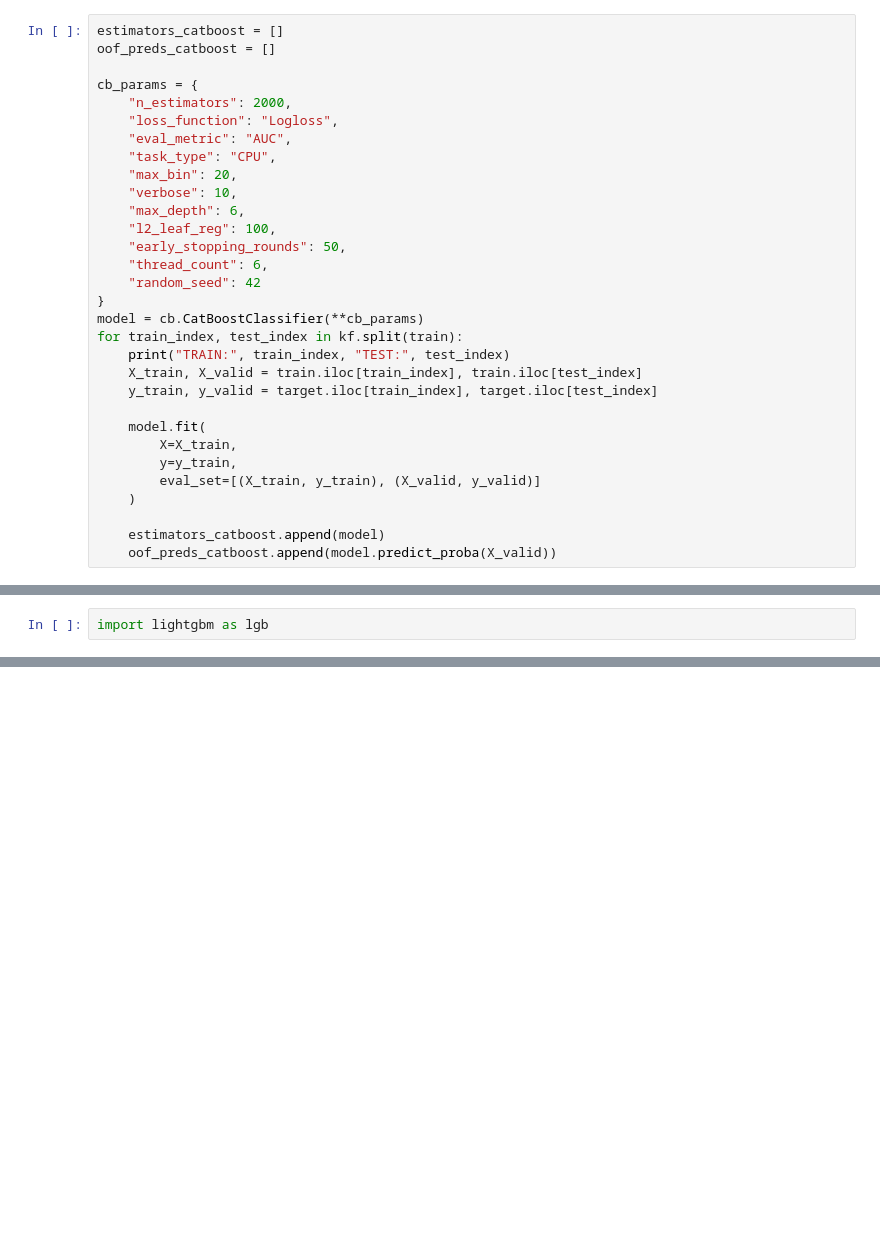
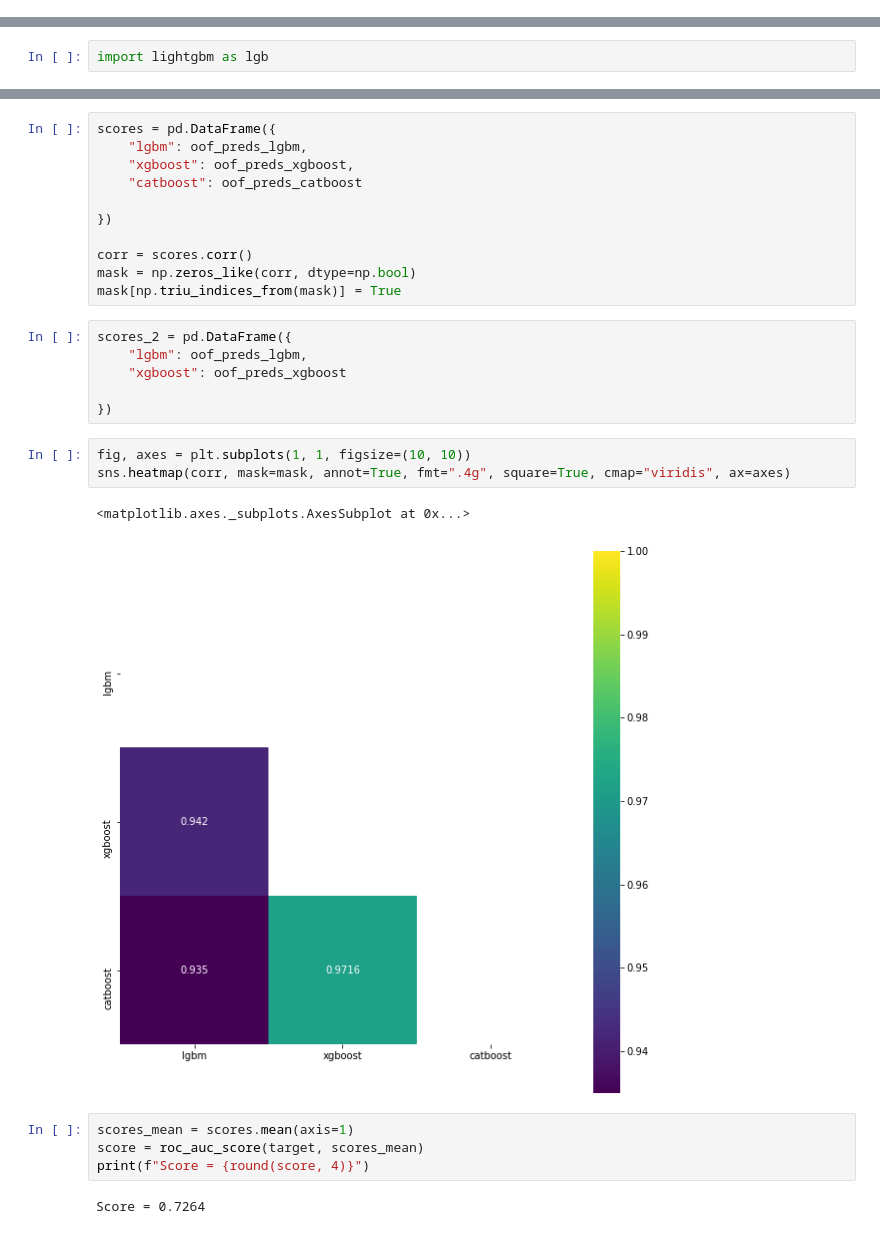
Before and after one commit to kokorozaci/Data_analysis_algorithms, a Jupyter notebook: Data_analysis_Kaggle/dz_06/dz_06.ipynb, the cells around one changed output, grey strips where cells are left out. Saved outputs shown, nothing was run; the diff lists cells and outputs as text; blank space fills up the shorter version.

```diff
--- a/Data_analysis_Kaggle/dz_06/dz_06.ipynb
+++ b/Data_analysis_Kaggle/dz_06/dz_06.ipynb
@@ -478,31 +485,0 @@ kf = KFold(n_splits=5)
-# %%
-estimators_catboost = []
-oof_preds_catboost = []
-
-cb_params = {
-    "n_estimators": 2000,
-    "loss_function": "Logloss",
-    "eval_metric": "AUC",
-    "task_type": "CPU",
-    "max_bin": 20,
-    "verbose": 10,
-    "max_depth": 6,
-    "l2_leaf_reg": 100,
-    "early_stopping_rounds": 50,
-    "thread_count": 6,
-    "random_seed": 42
-}
-model = cb.CatBoostClassifier(**cb_params)
-for train_index, test_index in kf.split(train):
-    print("TRAIN:", train_index, "TEST:", test_index)
-    X_train, X_valid = train.iloc[train_index], train.iloc[test_index]
-    y_train, y_valid = target.iloc[train_index], target.iloc[test_index]
-
-    model.fit(
-        X=X_train,
-        y=y_train,
-        eval_set=[(X_train, y_train), (X_valid, y_valid)]
-    )
-
-    estimators_catboost.append(model)
-    oof_preds_catboost.append(model.predict_proba(X_valid))
@@ -588,0 +623,29 @@ Early stopping, best iteration is:
+# %%
+scores = pd.DataFrame({
+    "lgbm": oof_preds_lgbm,
+    "xgboost": oof_preds_xgboost,
+    "catboost": oof_preds_catboost
+
+})
+
+corr = scores.corr()
+mask = np.zeros_like(corr, dtype=np.bool)
+mask[np.triu_indices_from(mask)] = True
+# %%
+scores_2 = pd.DataFrame({
+    "lgbm": oof_preds_lgbm,
+    "xgboost": oof_preds_xgboost
+
+})
+# %%
+fig, axes = plt.subplots(1, 1, figsize=(10, 10))
+sns.heatmap(corr, mask=mask, annot=True, fmt=".4g", square=True, cmap="viridis", ax=axes)
+# %% [output]
+<matplotlib.axes._subplots.AxesSubplot at 0x...>
+[figure, added]
+# %%
+scores_mean = scores.mean(axis=1)
+score = roc_auc_score(target, scores_mean)
+print(f"Score = {round(score, 4)}")
+# %% [output]
+Score = 0.7264
```
Also changed, not shown: parts of 46 cells of this notebook.
